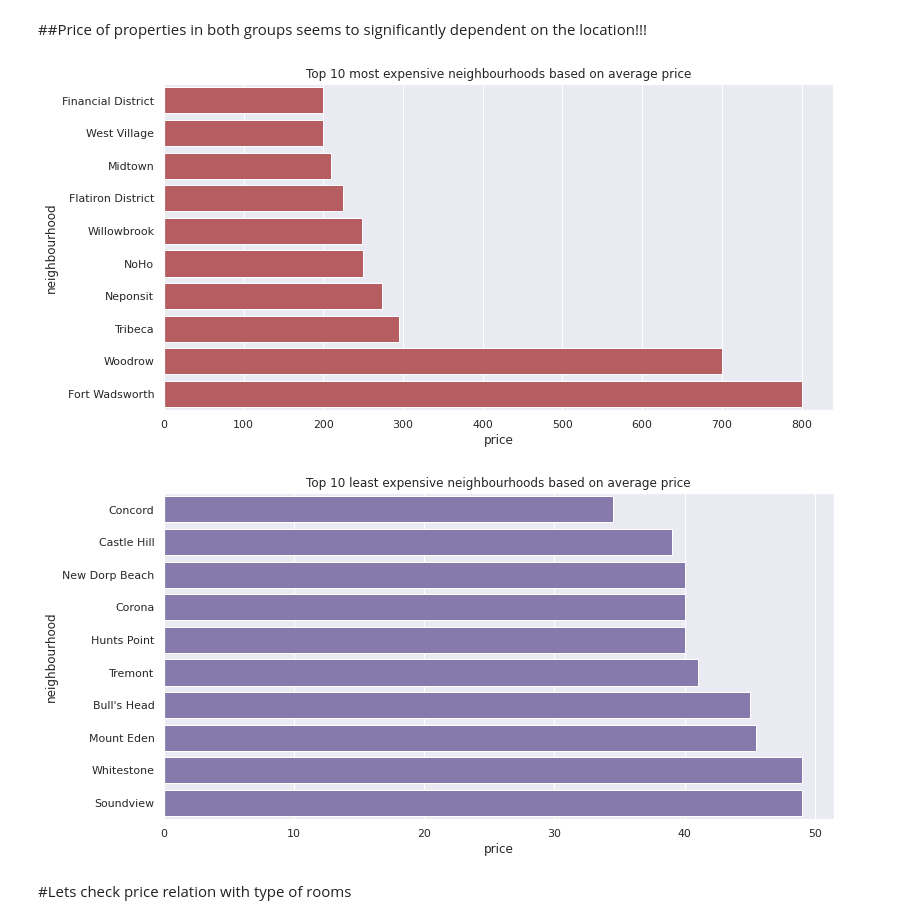
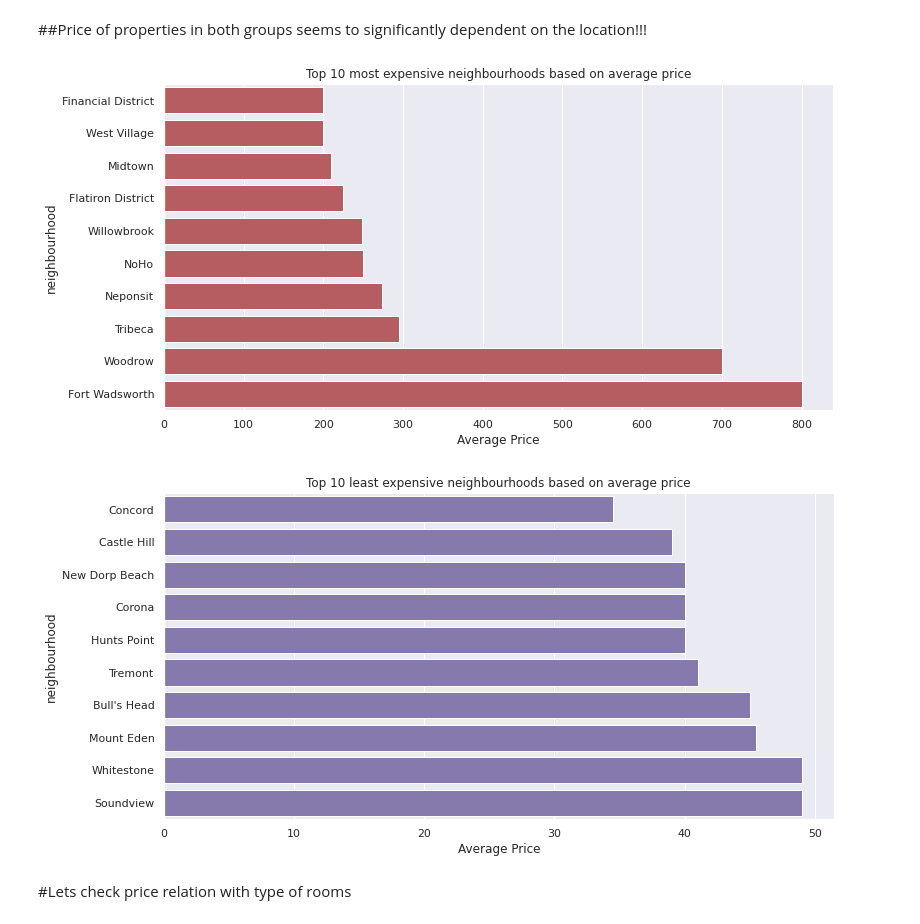
Before and after one commit to Rahul2661998/EDA-Capstone-project-AirBNB_Booking_Analysis-, a Jupyter notebook: Copy_of_Airbnb_Bookings_Analysis_Capstone_Project.ipynb, the cells around one changed output. Cells and saved outputs as stored; diff of their text form; code cells hidden in the pictures.

```diff
--- a/Copy_of_Airbnb_Bookings_Analysis_Capstone_Project.ipynb
+++ b/Copy_of_Airbnb_Bookings_Analysis_Capstone_Project.ipynb
@@ -253,18 +241,18 @@ plt.ioff()
 temp= data.groupby(["neighbourhood"])['price'].aggregate(np.median).reset_index().sort_values('price')
 # %%
 sns.barplot(x="price", y="neighbourhood", data=temp[-10:],
-            label="Total", color="r")
+            label="Total", color="r").set(xlabel='Average Price')
 plt.title('Top 10 most expensive neighbourhoods based on average price')
 plt.show()
 # %% [output]
-[figure, old version]
+[figure, new version]
 # %%
 sns.barplot(x="price", y="neighbourhood", data=temp[:10],
-            label="Total", color="m")
+            label="Total", color="m").set(xlabel='Average Price')
 plt.title('Top 10 least expensive neighbourhoods based on average price')
 plt.show()
 # %% [output]
-[figure, old version]
+[figure, new version]
 # %% [markdown]
 #Lets check price relation with type of rooms
 # %%
```
Also changed, not shown: parts of 7 cells of this notebook.
